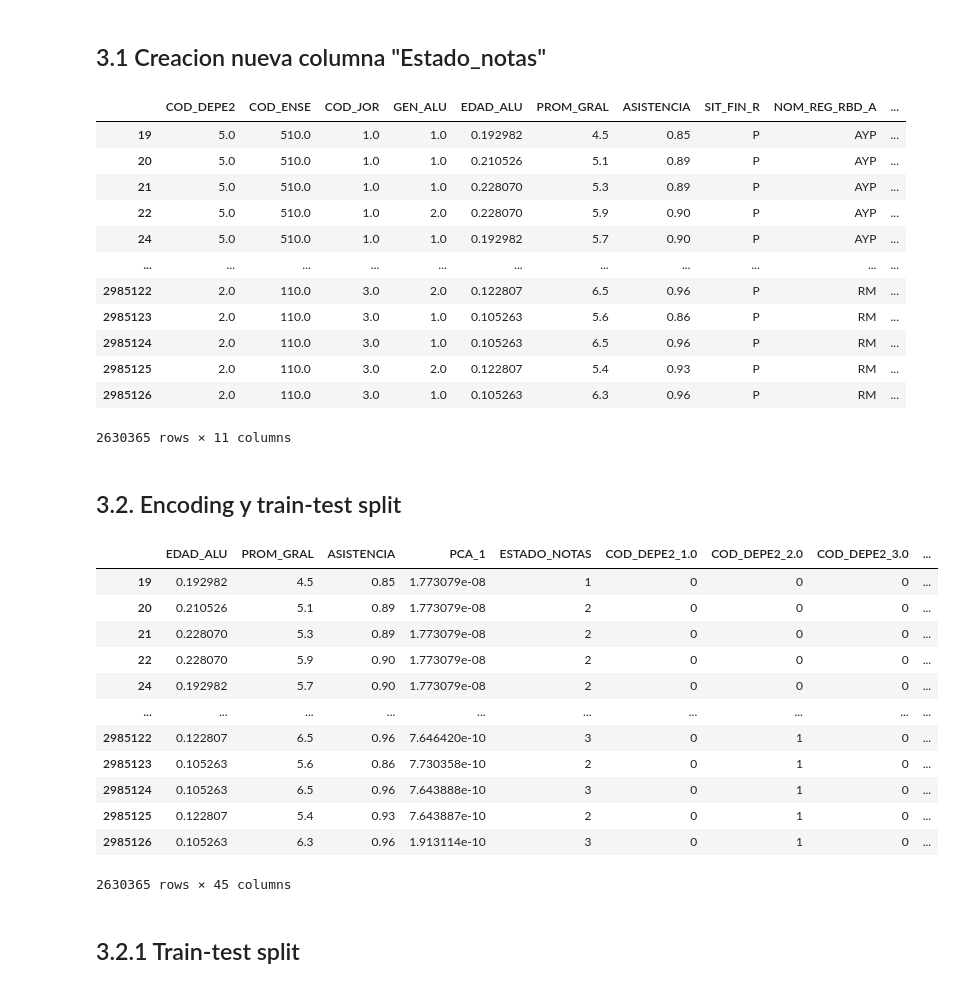
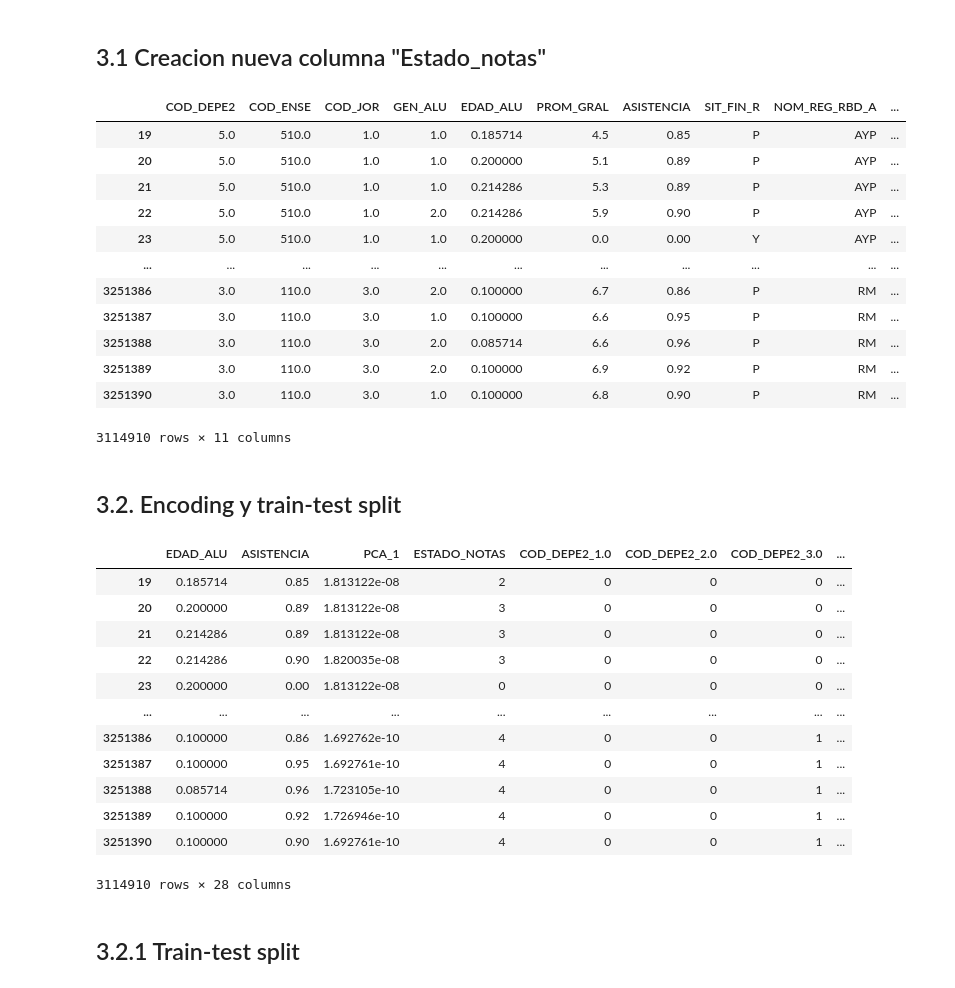
Before and after one commit to benja20029/IIC2433-Proyecto-Rendimiento-Academico, a Jupyter notebook: process_data.ipynb, the cells around one changed output. Cells and saved outputs as stored; diff of their text form; code cells hidden in the pictures.

```diff
--- a/process_data.ipynb
+++ b/process_data.ipynb
@@ -100,3 +97,0 @@ Basado en el describe, solo algunas columnas deben ser normalizadas, pues, hay m
-# %%
-df_1= df_1[(df_1["PROM_GRAL"] != "0") & (df_1["ASISTENCIA"] != "0")]
-df_1
@@ -405,13 +417,15 @@ plt.show()
 # %% [markdown]
 ## 3.1 Creacion nueva columna "Estado_notas"
 # %%
-## Creamos la nueva columna "ESTADO_NOTAS" que tendra 4 estados (3: aprobado con excelencia, 2: aprobado suficiente, 1: aprobado deficiente 0: Reprobado), este sera 3 si ["PROM_GRAL"] > 6.0, 2 si 6.0 > ["PROM_GRAL"] > 5.0, 1 si 5.0 > ["PROM_GRAL"] > 4.0 y 0 si ["PROM_GRAL"] < 4.0
+## Creamos la nueva columna "ESTADO_NOTAS" que tendra 5 estados (4: aprobado con excelencia, 3: aprobado suficiente, 2: aprobado deficiente 1: Reprobado, 0: Retirado), este sera 3 si ["PROM_GRAL"] > 6.0, 2 si 6.0 > ["PROM_GRAL"] > 5.0, 1 si 5.0 > ["PROM_GRAL"] > 4.0 y 0 si ["PROM_GRAL"] < 4.0
 
 # Create the "ESTADO_NOTAS" column with 4 states
-df_3["ESTADO_NOTAS"] = np.where(df_3["PROM_GRAL"] >= 6.0, 3, np.nan)
-df_3["ESTADO_NOTAS"] = np.where((df_3["PROM_GRAL"] < 6.0) & (df_3["PROM_GRAL"] >= 5.0), 2, df_3["ESTADO_NOTAS"])
-df_3["ESTADO_NOTAS"] = np.where((df_3["PROM_GRAL"] < 5.0) & (df_3["PROM_GRAL"] >= 4.0), 1, df_3["ESTADO_NOTAS"])
-df_3["ESTADO_NOTAS"] = np.where(df_3["PROM_GRAL"] < 4.0, 0, df_3["ESTADO_NOTAS"])
+df_3["ESTADO_NOTAS"] = np.where(df_3["PROM_GRAL"] >= 6.0, 4, np.nan)
+df_3["ESTADO_NOTAS"] = np.where((df_3["PROM_GRAL"] < 6.0) & (df_3["PROM_GRAL"] >= 5.0), 3, df_3["ESTADO_NOTAS"])
+df_3["ESTADO_NOTAS"] = np.where((df_3["PROM_GRAL"] < 5.0) & (df_3["PROM_GRAL"] >= 4.0), 2, df_3["ESTADO_NOTAS"])
+df_3["ESTADO_NOTAS"] = np.where((df_3["PROM_GRAL"] < 4.0) & (df_3["PROM_GRAL"] >= 1.0), 1, df_3["ESTADO_NOTAS"])
+df_3["ESTADO_NOTAS"] = np.where(df_3["PROM_GRAL"] < 1.0, 0, df_3["ESTADO_NOTAS"])
+
 
 # Convert the "ESTADO_NOTAS" column to integers
 df_3["ESTADO_NOTAS"] = df_3["ESTADO_NOTAS"].astype(int)
@@ -419,18 +433,18 @@ df_3["ESTADO_NOTAS"] = df_3["ESTADO_NOTAS"].astype(int)
 df_3
 # %% [output]
 |  | COD_DEPE2 | COD_ENSE | COD_JOR | GEN_ALU | EDAD_ALU | PROM_GRAL | ASISTENCIA | SIT_FIN_R | NOM_REG_RBD_A | ... |
-| 19 | 5.0 | 510.0 | 1.0 | 1.0 | 0.192982 | 4.5 | 0.85 | P | AYP | ... |
-| 20 | 5.0 | 510.0 | 1.0 | 1.0 | 0.210526 | 5.1 | 0.89 | P | AYP | ... |
-| 21 | 5.0 | 510.0 | 1.0 | 1.0 | 0.228070 | 5.3 | 0.89 | P | AYP | ... |
-| 22 | 5.0 | 510.0 | 1.0 | 2.0 | 0.228070 | 5.9 | 0.90 | P | AYP | ... |
-| 24 | 5.0 | 510.0 | 1.0 | 1.0 | 0.192982 | 5.7 | 0.90 | P | AYP | ... |
+| 19 | 5.0 | 510.0 | 1.0 | 1.0 | 0.185714 | 4.5 | 0.85 | P | AYP | ... |
+| 20 | 5.0 | 510.0 | 1.0 | 1.0 | 0.200000 | 5.1 | 0.89 | P | AYP | ... |
+| 21 | 5.0 | 510.0 | 1.0 | 1.0 | 0.214286 | 5.3 | 0.89 | P | AYP | ... |
+| 22 | 5.0 | 510.0 | 1.0 | 2.0 | 0.214286 | 5.9 | 0.90 | P | AYP | ... |
+| 23 | 5.0 | 510.0 | 1.0 | 1.0 | 0.200000 | 0.0 | 0.00 | Y | AYP | ... |
 | ... | ... | ... | ... | ... | ... | ... | ... | ... | ... | ... |
-| 2985122 | 2.0 | 110.0 | 3.0 | 2.0 | 0.122807 | 6.5 | 0.96 | P | RM | ... |
-| 2985123 | 2.0 | 110.0 | 3.0 | 1.0 | 0.105263 | 5.6 | 0.86 | P | RM | ... |
-| 2985124 | 2.0 | 110.0 | 3.0 | 1.0 | 0.105263 | 6.5 | 0.96 | P | RM | ... |
-| 2985125 | 2.0 | 110.0 | 3.0 | 2.0 | 0.122807 | 5.4 | 0.93 | P | RM | ... |
-| 2985126 | 2.0 | 110.0 | 3.0 | 1.0 | 0.105263 | 6.3 | 0.96 | P | RM | ... |
+| 3251386 | 3.0 | 110.0 | 3.0 | 2.0 | 0.100000 | 6.7 | 0.86 | P | RM | ... |
+| 3251387 | 3.0 | 110.0 | 3.0 | 1.0 | 0.100000 | 6.6 | 0.95 | P | RM | ... |
+| 3251388 | 3.0 | 110.0 | 3.0 | 2.0 | 0.085714 | 6.6 | 0.96 | P | RM | ... |
+| 3251389 | 3.0 | 110.0 | 3.0 | 2.0 | 0.100000 | 6.9 | 0.92 | P | RM | ... |
+| 3251390 | 3.0 | 110.0 | 3.0 | 1.0 | 0.100000 | 6.8 | 0.90 | P | RM | ... |
-2630365 rows × 11 columns
+3114910 rows × 11 columns
 # %% [markdown]
 ## 3.2. Encoding y train-test split
 # %%
@@ -442,24 +456,24 @@ from sklearn.metrics import accuracy_score
 from sklearn.metrics import classification_report
 from sklearn.preprocessing import MultiLabelBinarizer
 # %%
-encoded_df = pd.get_dummies(df_3, columns=["COD_DEPE2", "COD_ENSE", "COD_JOR", "GEN_ALU", "SIT_FIN_R", "NOM_REG_RBD_A" ])
+encoded_df = pd.get_dummies(df_3.drop(["PROM_GRAL", "NOM_REG_RBD_A"], axis=1), columns=["COD_DEPE2", "COD_ENSE", "COD_JOR", "GEN_ALU", "SIT_FIN_R"])
 ## Replace commas with dots in PROM_GRAL
 encoded_df_1 = encoded_df.apply(pd.to_numeric, errors='coerce')
 encoded_df_1
 # %% [output]
-|  | EDAD_ALU | PROM_GRAL | ASISTENCIA | PCA_1 | ESTADO_NOTAS | COD_DEPE2_1.0 | COD_DEPE2_2.0 | COD_DEPE2_3.0 | ... |
-| 19 | 0.192982 | 4.5 | 0.85 | 1.773079e-08 | 1 | 0 | 0 | 0 | ... |
-| 20 | 0.210526 | 5.1 | 0.89 | 1.773079e-08 | 2 | 0 | 0 | 0 | ... |
-| 21 | 0.228070 | 5.3 | 0.89 | 1.773079e-08 | 2 | 0 | 0 | 0 | ... |
-| 22 | 0.228070 | 5.9 | 0.90 | 1.773079e-08 | 2 | 0 | 0 | 0 | ... |
-| 24 | 0.192982 | 5.7 | 0.90 | 1.773079e-08 | 2 | 0 | 0 | 0 | ... |
-| ... | ... | ... | ... | ... | ... | ... | ... | ... | ... |
-| 2985122 | 0.122807 | 6.5 | 0.96 | 7.646420e-10 | 3 | 0 | 1 | 0 | ... |
-| 2985123 | 0.105263 | 5.6 | 0.86 | 7.730358e-10 | 2 | 0 | 1 | 0 | ... |
-| 2985124 | 0.105263 | 6.5 | 0.96 | 7.643888e-10 | 3 | 0 | 1 | 0 | ... |
-| 2985125 | 0.122807 | 5.4 | 0.93 | 7.643887e-10 | 2 | 0 | 1 | 0 | ... |
-| 2985126 | 0.105263 | 6.3 | 0.96 | 1.913114e-10 | 3 | 0 | 1 | 0 | ... |
+|  | EDAD_ALU | ASISTENCIA | PCA_1 | ESTADO_NOTAS | COD_DEPE2_1.0 | COD_DEPE2_2.0 | COD_DEPE2_3.0 | ... |
+| 19 | 0.185714 | 0.85 | 1.813122e-08 | 2 | 0 | 0 | 0 | ... |
+| 20 | 0.200000 | 0.89 | 1.813122e-08 | 3 | 0 | 0 | 0 | ... |
+| 21 | 0.214286 | 0.89 | 1.813122e-08 | 3 | 0 | 0 | 0 | ... |
+| 22 | 0.214286 | 0.90 | 1.820035e-08 | 3 | 0 | 0 | 0 | ... |
+| 23 | 0.200000 | 0.00 | 1.813122e-08 | 0 | 0 | 0 | 0 | ... |
+| ... | ... | ... | ... | ... | ... | ... | ... | ... |
+| 3251386 | 0.100000 | 0.86 | 1.692762e-10 | 4 | 0 | 0 | 1 | ... |
+| 3251387 | 0.100000 | 0.95 | 1.692761e-10 | 4 | 0 | 0 | 1 | ... |
+| 3251388 | 0.085714 | 0.96 | 1.723105e-10 | 4 | 0 | 0 | 1 | ... |
+| 3251389 | 0.100000 | 0.92 | 1.726946e-10 | 4 | 0 | 0 | 1 | ... |
+| 3251390 | 0.100000 | 0.90 | 1.692761e-10 | 4 | 0 | 0 | 1 | ... |
-2630365 rows × 45 columns
+3114910 rows × 28 columns
 # %% [markdown]
 ## 3.2.1 Train-test split
 # %%
```
Also changed, not shown: parts of 41 cells of this notebook, 1 other file.
